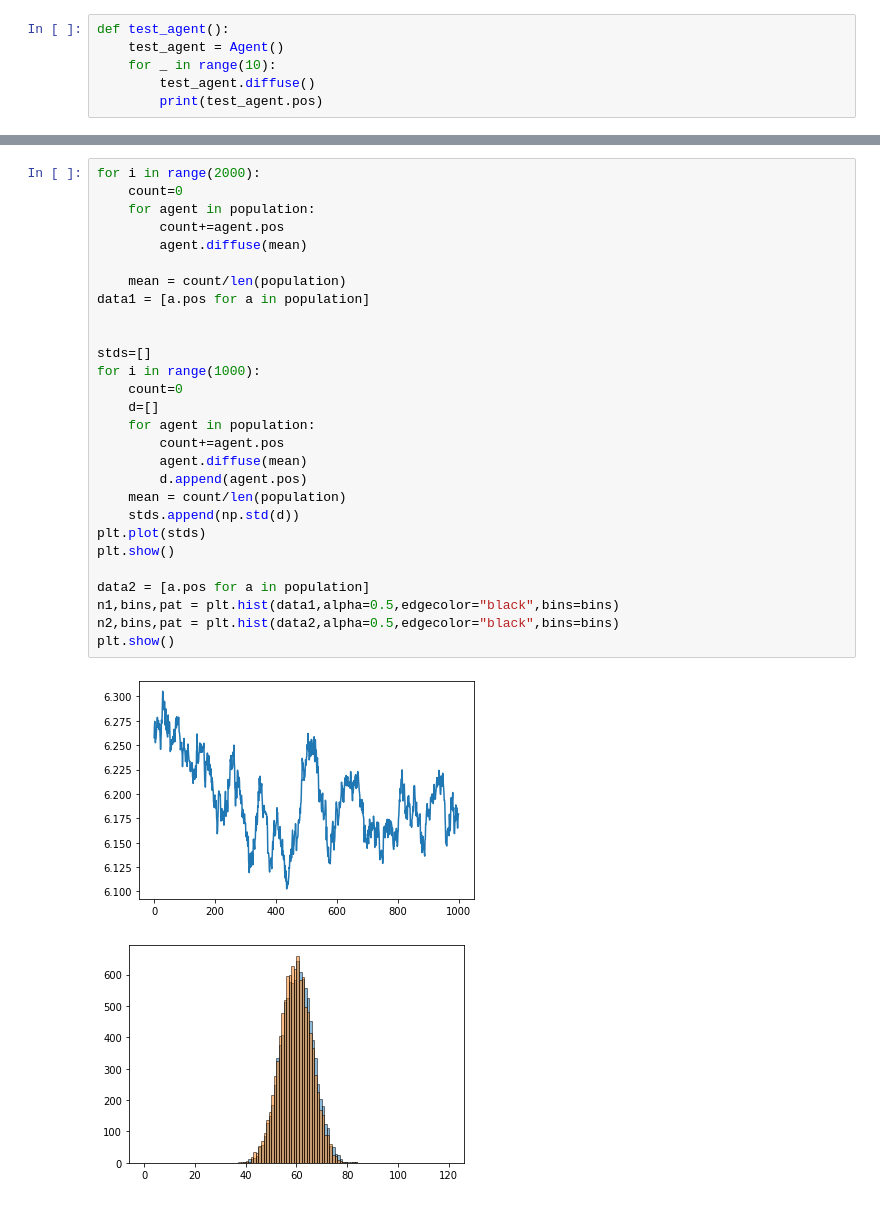
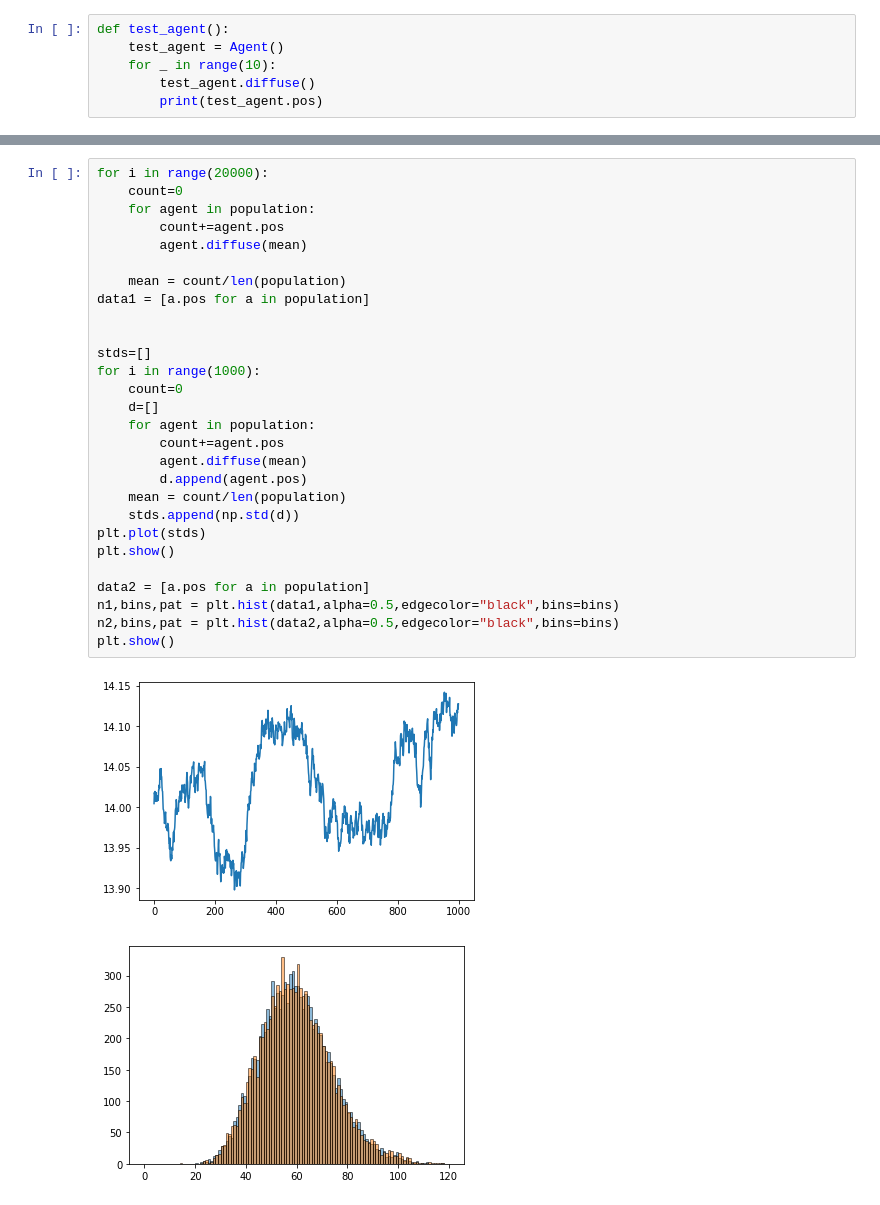
Before and after one commit to ric-colasanti/Flocking, a Jupyter notebook: 1d_flock_constrain _random_network.ipynb, the cells around one changed output, grey strips where cells are left out. Drawn from its saved outputs; the diff is of its cells as text.

```diff
--- a/1d_flock_constrain _random_network.ipynb
+++ b/1d_flock_constrain _random_network.ipynb
@@ -74,34 +74,34 @@ plt.show()
 # %%
-for i in range(2000):
+for i in range(20000):
     count=0
     for agent in population:
         count+=agent.pos
         agent.diffuse(mean)
 
     mean = count/len(population)
 data1 = [a.pos for a in population]
 
 
 stds=[]
 for i in range(1000):
     count=0
     d=[]
     for agent in population:
         count+=agent.pos
         agent.diffuse(mean)
         d.append(agent.pos)
     mean = count/len(population)
     stds.append(np.std(d))
 plt.plot(stds)
 plt.show()
 
 data2 = [a.pos for a in population]
 n1,bins,pat = plt.hist(data1,alpha=0.5,edgecolor="black",bins=bins)
 n2,bins,pat = plt.hist(data2,alpha=0.5,edgecolor="black",bins=bins)
 plt.show()
 # %% [output]
-[figure, old version]
+[figure, new version]
-[figure, old version]
+[figure, new version]
 # %%
 print(np.mean(data1),np.std(data1))
 print(np.mean(data2),np.std(data2))
```
Also changed, not shown: parts of 3 cells of this notebook.
